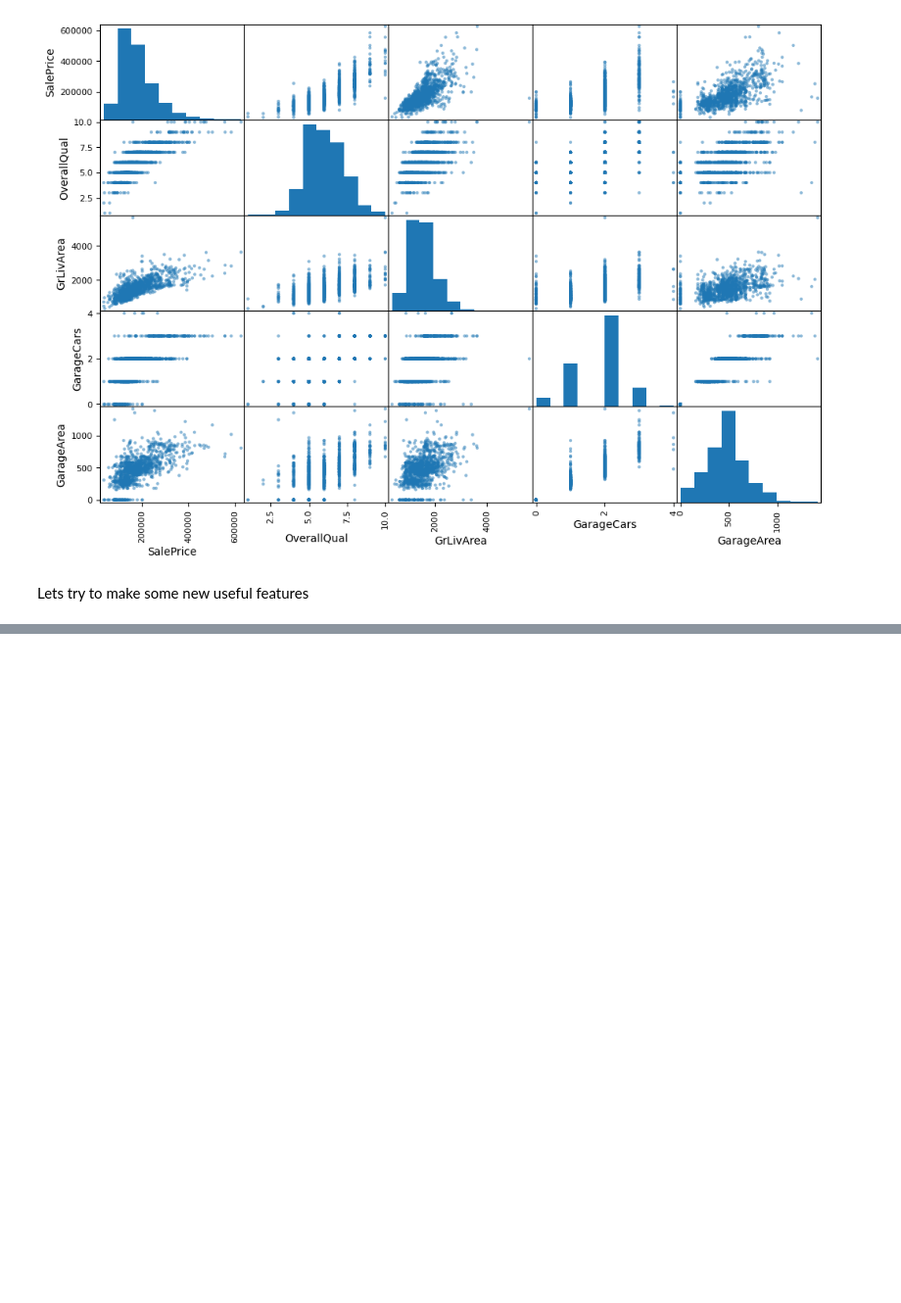
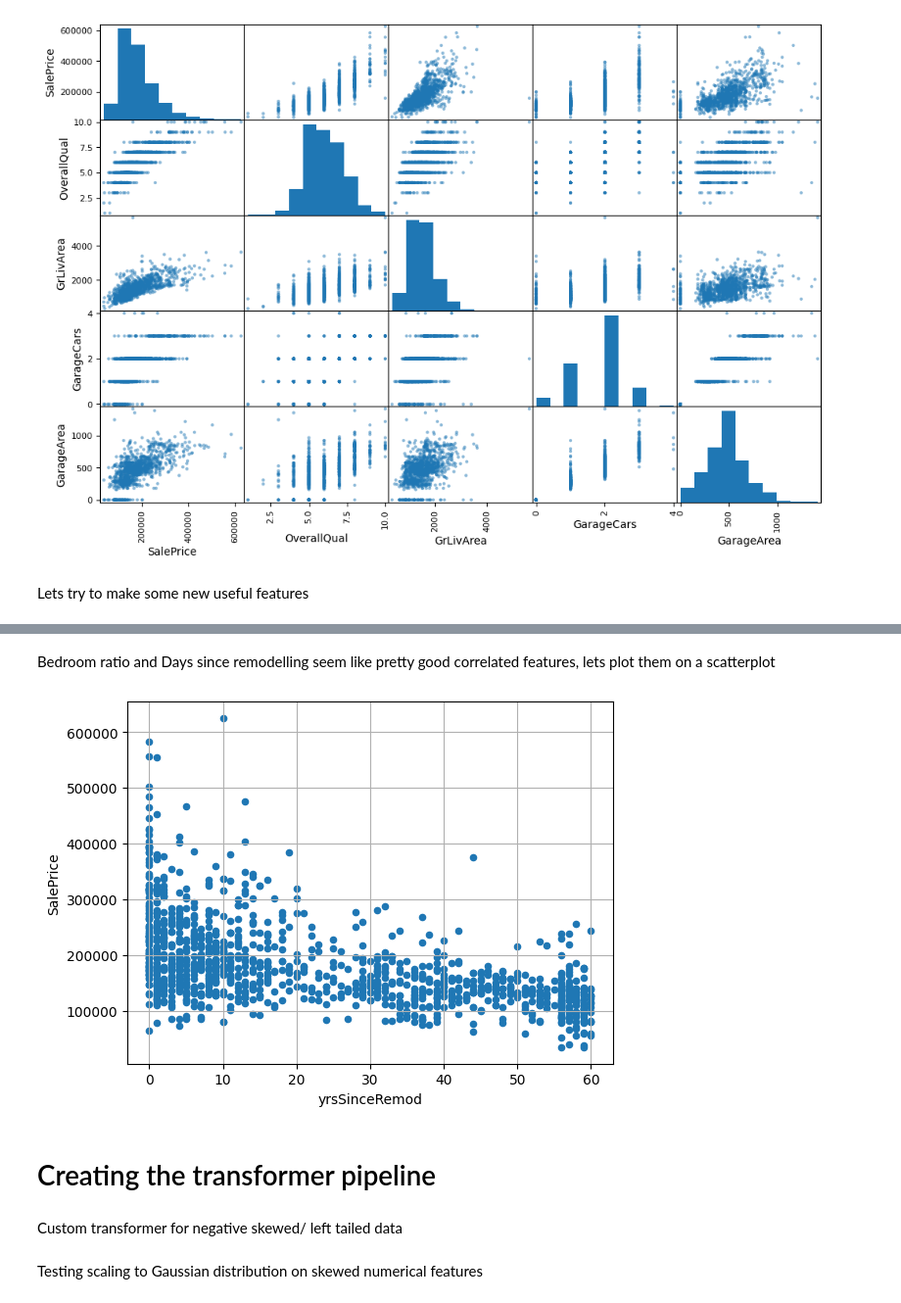
Before and after one commit to jadosh123/HousePricesKaggle, a Jupyter notebook: data_exploration.ipynb, the cells around one changed output, grey strips where cells are left out. Shown at 98% size. Saved outputs shown, nothing was run; the diff lists cells and outputs as text; code cells hidden in the pictures; blank space fills up the shorter version.

Commit message:
Implements base pipelines and a custom left skewed transformer

```diff
--- a/data_exploration.ipynb
+++ b/data_exploration.ipynb
@@ -101,4 +109,5 @@ Lets try to make some new useful features
 housing = strat_train_set.copy()
 # %%
 housing["1stFlrRatio"] = housing["1stFlrSF"] / housing["GrLivArea"]
-housing[]
+housing["yrsSinceRemod"] = housing["YrSold"] - housing["YearRemodAdd"]
+housing["bdrmRatio"] = housing["BedroomAbvGr"] / housing["TotRmsAbvGrd"]
@@ -114,0 +135,11 @@ Name: SalePrice, dtype: float64
+# %% [markdown]
+Bedroom ratio and Days since remodelling seem like pretty good correlated features, lets plot them on a scatterplot
+# %%
+housing.plot(kind="scatter", x="yrsSinceRemod", y="SalePrice", grid=True)
+plt.show()
+# %% [output]
+[figure, added]
+# %% [markdown]
+# Creating the transformer pipeline
+# %% [markdown]
+Custom transformer for negative skewed/ left tailed data
@@ -114,0 +198,2 @@ Name: SalePrice, dtype: float64
+# %% [markdown]
+Testing scaling to Gaussian distribution on skewed numerical features
```
Also changed, not shown: parts of 6 cells of this notebook.
